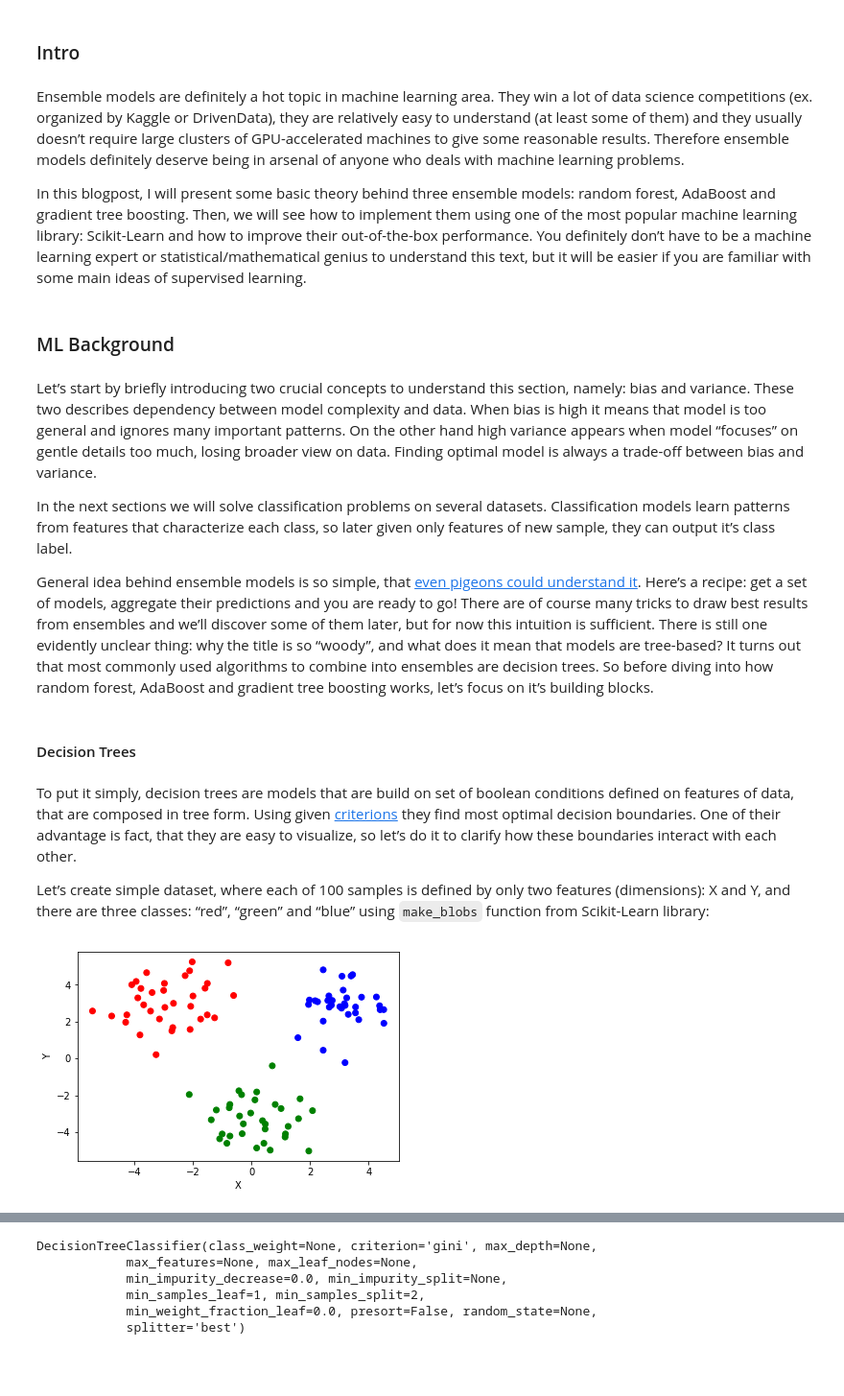
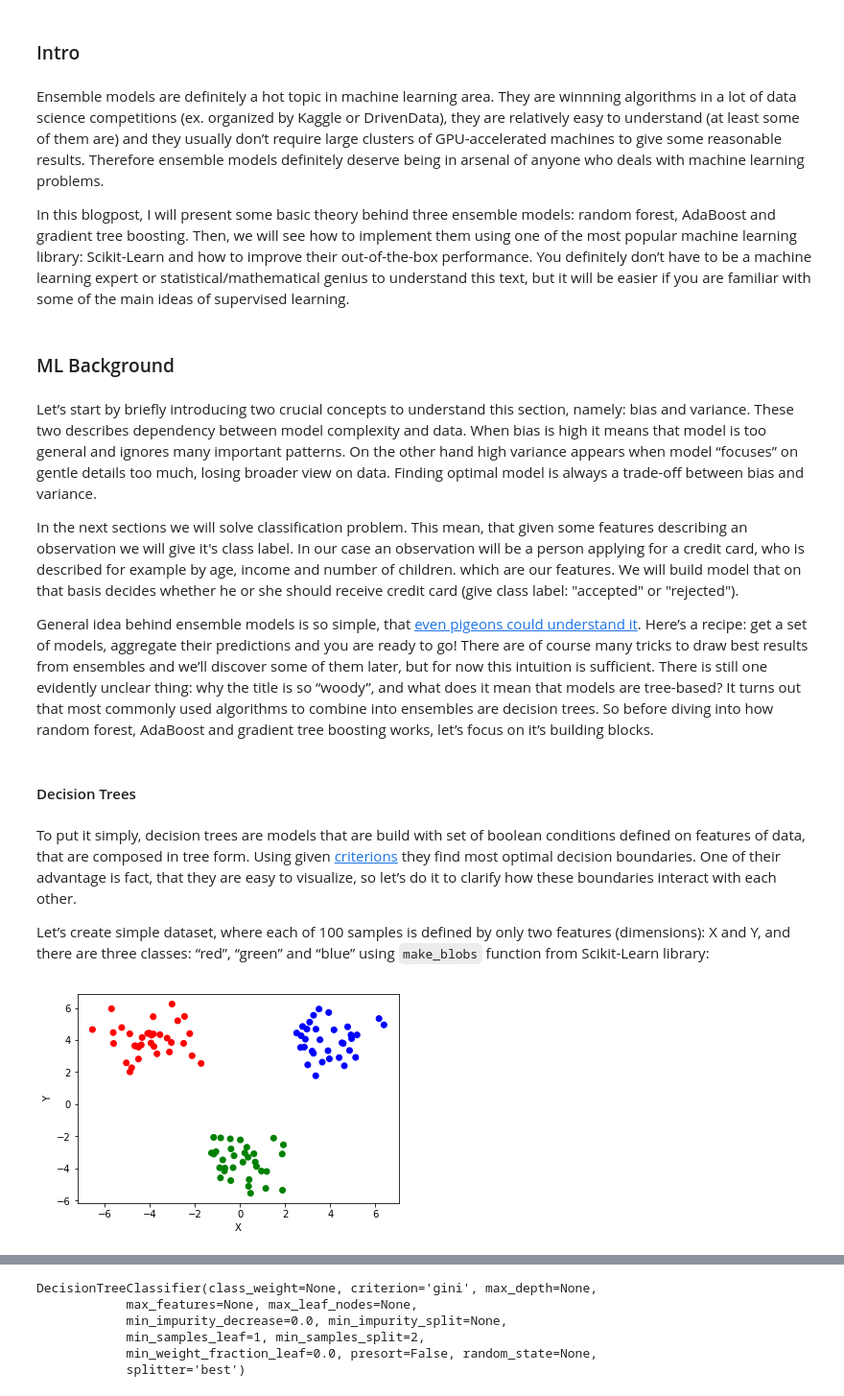
Before and after one commit to stxnext/ml-from-woods, a Jupyter notebook: notebook.ipynb, the cells around one changed output, grey strips where cells are left out. Shown at 96% size. Saved outputs shown, nothing was run; the diff lists cells and outputs as text; code cells hidden in the pictures; blank space fills up the shorter version.

```diff
--- a/notebook.ipynb
+++ b/notebook.ipynb
@@ -5,41 +5,41 @@
 # %% [markdown]
 ### Intro
 # %% [markdown]
-Ensemble models are definitely a hot topic in machine learning area. They win a lot of data science competitions (ex. organized by Kaggle or DrivenData), they are relatively easy to understand (at least some of them) and they usually doesn’t require large clusters of GPU-accelerated machines to give some reasonable results. Therefore ensemble models definitely deserve being in arsenal of anyone who deals with machine learning problems.
+Ensemble models are definitely a hot topic in machine learning area. They are winnning algorithms in a lot of data science competitions (ex. organized by Kaggle or DrivenData), they are relatively easy to understand (at least some of them are) and they usually don’t require large clusters of GPU-accelerated machines to give some reasonable results. Therefore ensemble models definitely deserve being in arsenal of anyone who deals with machine learning problems.
 
-In this blogpost, I will present some basic theory behind three ensemble models: random forest, AdaBoost and gradient tree boosting. Then, we will see how to implement them using one of the most popular machine learning library: Scikit-Learn and how to improve their out-of-the-box performance. You definitely don’t have to be a machine learning expert or statistical/mathematical genius to understand this text, but it will be easier if you are familiar with some main ideas of supervised learning.
+In this blogpost, I will present some basic theory behind three ensemble models: random forest, AdaBoost and gradient tree boosting. Then, we will see how to implement them using one of the most popular machine learning library: Scikit-Learn and how to improve their out-of-the-box performance. You definitely don’t have to be a machine learning expert or statistical/mathematical genius to understand this text, but it will be easier if you are familiar with some of the main ideas of supervised learning.
 # %% [markdown]
 ### ML Background
 # %% [markdown]
 Let’s start by briefly introducing two crucial concepts to understand this section, namely: bias and variance. These two describes dependency between model complexity and data. When bias is high it means that model is too general and ignores many important patterns. On the other hand high variance appears when model “focuses” on gentle details too much, losing broader view on data. Finding optimal model is always a trade-off between bias and variance.
 
-In the next sections we will solve classification problems on several datasets. Classification models learn patterns from features that characterize each class, so later given only features of new sample, they can output it’s class label.
+In the next sections we will solve classification problem. This mean, that given some features describing an observation we will give it's class label. In our case an observation will be a person applying for a credit card, who is described for example by age, income and number of children. which are our features. We will build model that on that basis decides whether he or she should receive credit card (give class label: "accepted" or "rejected").
 
 General idea behind ensemble models is so simple, that [even pigeons could understand it](https://www.theguardian.com/society/2015/nov/19/pigeons-can-identify-cancerous-tissue-on-x-rays-study-finds). Here’s a recipe: get a set of models, aggregate their predictions and you are ready to go! There are of course many tricks to draw best results from ensembles and we’ll discover some of them later, but for now this intuition is sufficient. There is still one evidently unclear thing: why the title is so “woody”, and what does it mean that models are tree-based? It turns out that most commonly used algorithms to combine into ensembles are decision trees. So before diving into how random forest, AdaBoost and gradient tree boosting works, let’s focus on it’s building blocks.
 # %% [markdown]
 #### Decision Trees
 # %% [markdown]
-To put it simply, decision trees are models that are build on set of boolean conditions defined on features of data, that are composed in tree form. Using given [criterions](http://scikit-learn.org/stable/modules/tree.html#classification-criteria) they find most optimal decision boundaries. One of their advantage is fact, that they are easy to visualize, so let’s do it to clarify how these boundaries interact with each other.
+To put it simply, decision trees are models that are build with set of boolean conditions defined on features of data, that are composed in tree form. Using given [criterions](http://scikit-learn.org/stable/modules/tree.html#classification-criteria) they find most optimal decision boundaries. One of their advantage is fact, that they are easy to visualize, so let’s do it to clarify how these boundaries interact with each other.
 
 Let’s create simple dataset, where each of 100 samples is defined by only two features (dimensions): X and Y, and there are three classes: “red”, “green” and “blue” using `make_blobs` function from Scikit-Learn library:
 # %%
 import matplotlib.pyplot as plt
 
 from sklearn.datasets import make_blobs
 
 %matplotlib inline
 
-RANDOM_STATE = 123  # Ensure repeatability when using randomness
+RANDOM_STATE = 0  # Ensure repeatability when using randomness
 COLORS = ["red", "green", "blue"]
 FEATURES_NAMES = ["X", "Y"]
 
-features, labels = make_blobs(centers=[(-3, 3), (0, -3), (3, 3)], random_state=RANDOM_STATE)
+features, labels = make_blobs(centers=[(-4, 4), (0, -4), (4, 4)], random_state=RANDOM_STATE)
 labels_colors = [COLORS[label] for label in labels]
 
 plt.scatter(features[:, 0], features[:, 1], c=labels_colors)
 plt.xlabel(FEATURES_NAMES[0])
 plt.ylabel(FEATURES_NAMES[1])
 plt.show()
 # %% [output]
-[figure, old version]
+[figure, new version]
 # %% [markdown]
```
Also changed, not shown: parts of 44 cells of this notebook.
